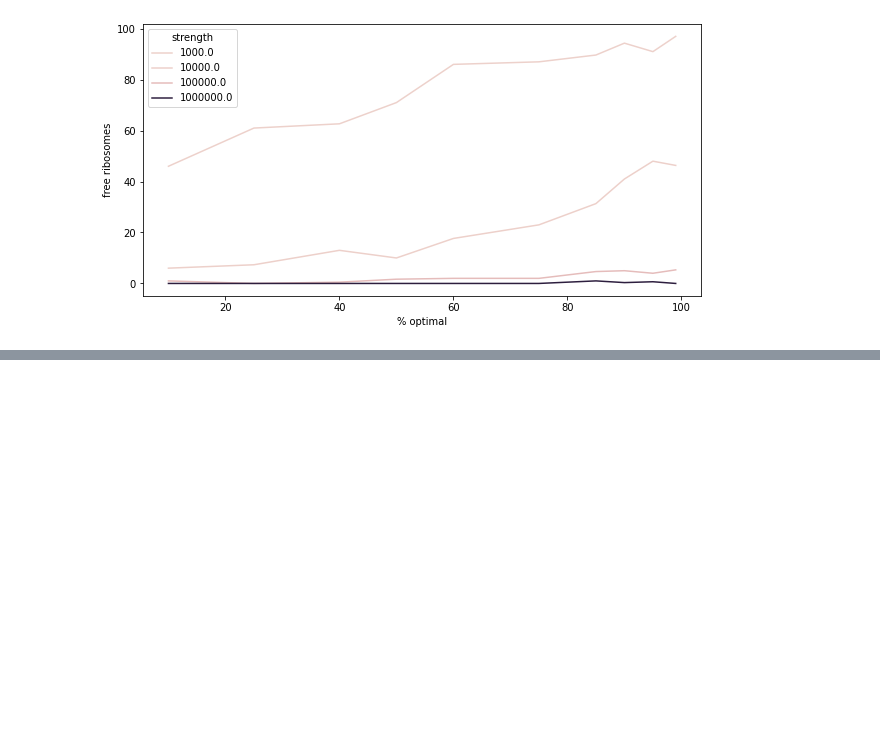
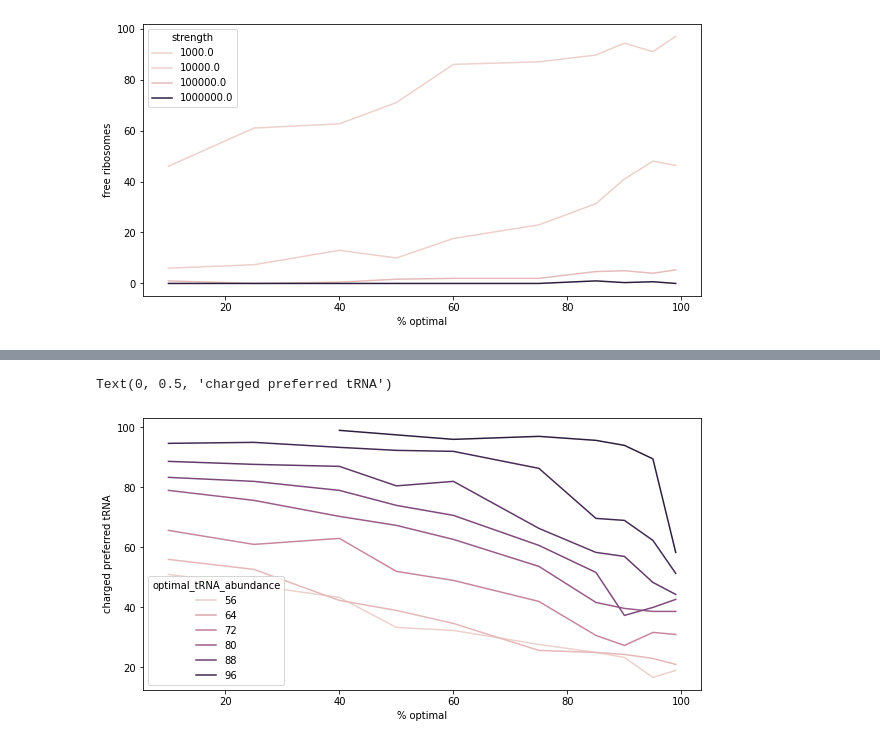
Before and after one commit to alexismhill3/tRNA-dynamics, a Jupyter notebook: analysis/two_codon.ipynb, the cells around one changed output, grey strips where cells are left out. Saved outputs shown, nothing was run; the diff lists cells and outputs as text; code cells hidden in the pictures; blank space fills up the shorter version.

```diff
--- a/analysis/two_codon.ipynb
+++ b/analysis/two_codon.ipynb
@@ -292,0 +330,8 @@ Text(0, 0.5, 'free ribosomes')
+# %%
+df_fil = df_master[(df_master.species == "TTT_charged")]
+sns.lineplot(x="percent_good", y="protein", hue="optimal_tRNA_abundance", data=df_fil)
+plt.xlabel("% optimal")
+plt.ylabel("charged preferred tRNA")
+# %% [output]
+Text(0, 0.5, 'charged preferred tRNA')
+[figure, added]
```
Also changed, not shown: parts of 4 cells of this notebook, 1 other file.
